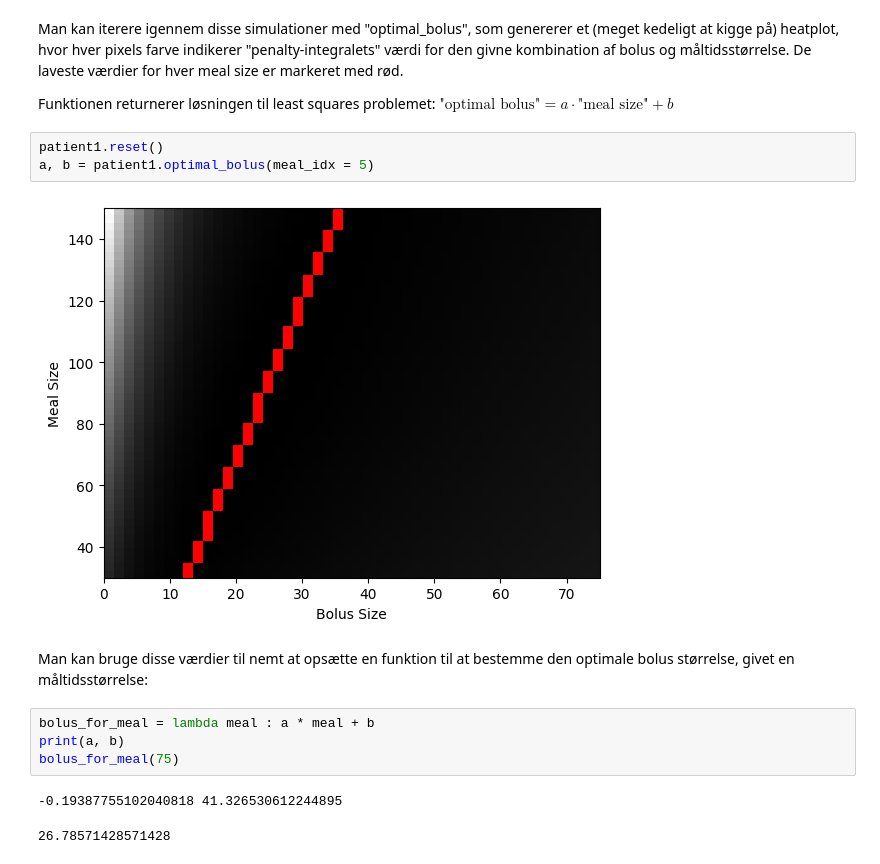
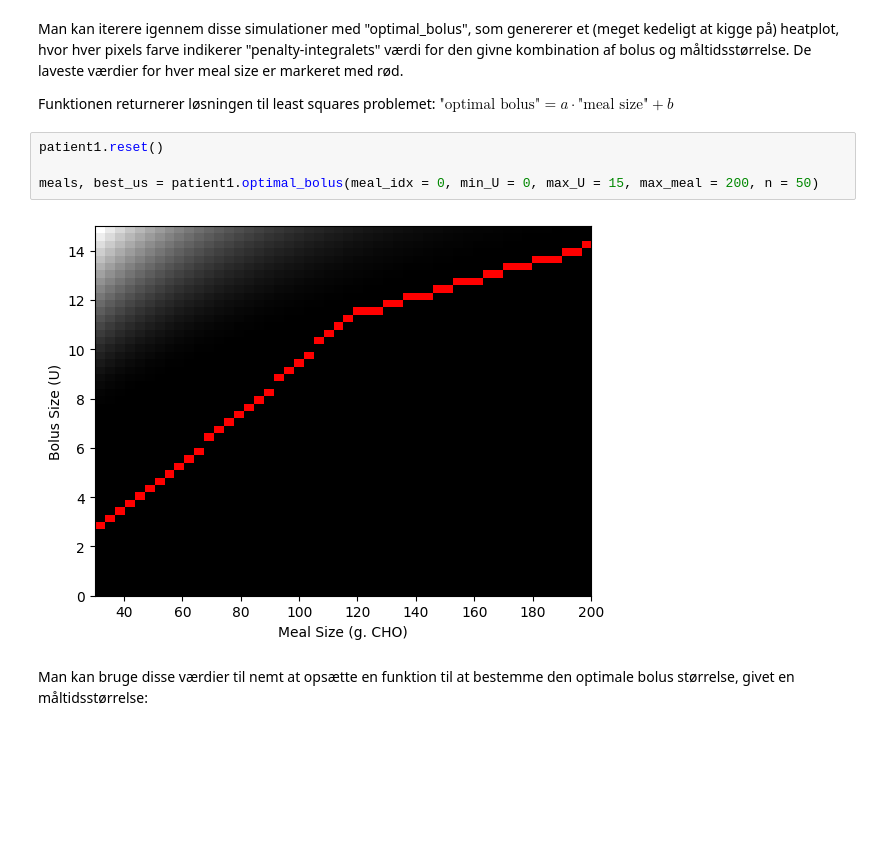
Before and after one commit to char056a/FagprojektRepo, a Jupyter notebook: MVPmodelExample.ipynb, the cells around one changed output. Drawn from its saved outputs; the diff is of its cells as text; blank space fills up the shorter version.

```diff
--- a/MVPmodelExample.ipynb
+++ b/MVPmodelExample.ipynb
@@ -92,17 +97,11 @@ phi, p, Gt = patient1.bolus_sim(30, 75, 5, plot=True) # Bolus på 30 U, og målt
 Man kan iterere igennem disse simulationer med "optimal_bolus", som genererer et (meget kedeligt at kigge på) heatplot, hvor hver pixels farve indikerer "penalty-integralets" værdi for den givne kombination af bolus og måltidsstørrelse. De laveste værdier for hver meal size er markeret med rød.
 
 Funktionen returnerer løsningen til least squares problemet: $\text{"optimal bolus"} = a \cdot \text{"meal size"} + b$
-# %%
-patient1.reset()
-a, b = patient1.optimal_bolus(meal_idx = 5)
-# %% [output]
-[figure, removed]
+# %%
+patient1.reset()
+
+meals, best_us = patient1.optimal_bolus(meal_idx = 0, min_U = 0, max_U = 15, max_meal = 200, n = 50)
+# %% [output]
+[figure, added]
 # %% [markdown]
 Man kan bruge disse værdier til nemt at opsætte en funktion til at bestemme den optimale bolus størrelse, givet en måltidsstørrelse:
-# %%
-bolus_for_meal = lambda meal : a * meal + b
-print(a, b)
-bolus_for_meal(75)
-# %% [output]
--0.19387755102040818 41.326530612244895
-26.78571428571428
```
Also changed, not shown: parts of 8 cells of this notebook, 2 other files.
